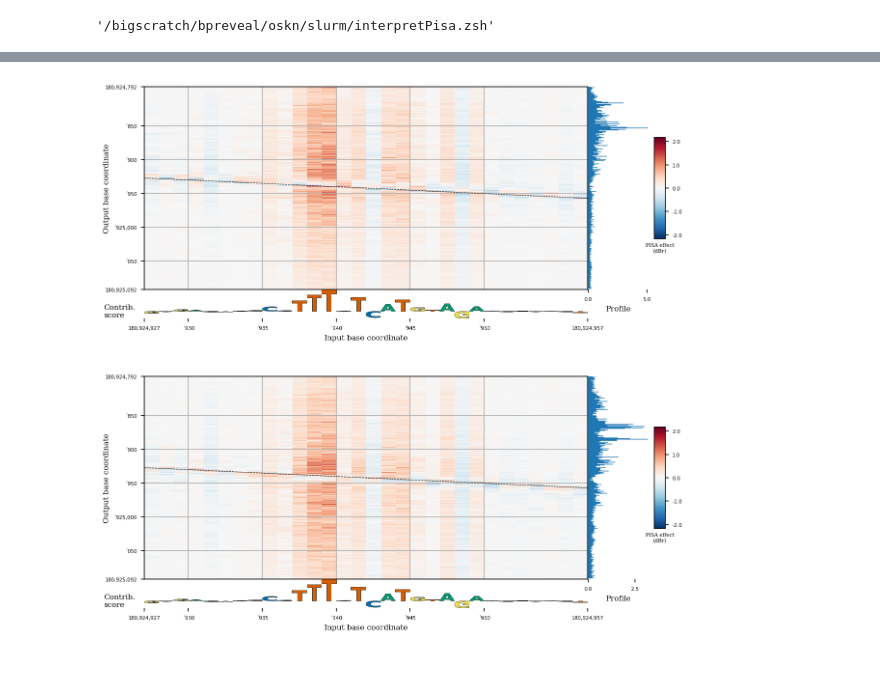
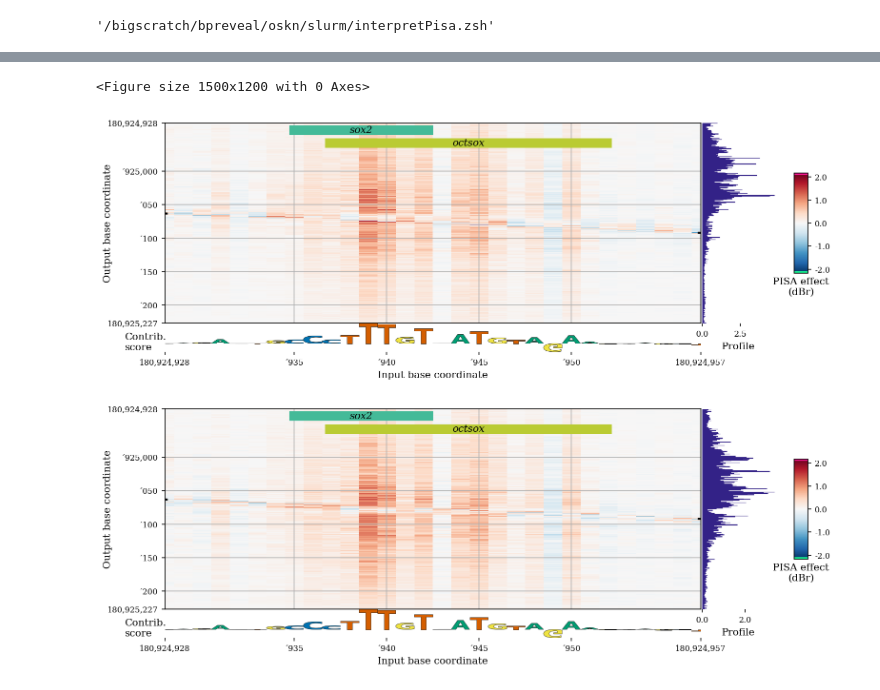
Before and after one commit to mmtrebuchet/bpreveal, a Jupyter notebook: doc/demos/osknExample.ipynb, the cells around one changed output, grey strips where cells are left out. Saved outputs shown, nothing was run; the diff lists cells and outputs as text; code cells hidden in the pictures.

```diff
--- a/doc/demos/osknExample.ipynb
+++ b/doc/demos/osknExample.ipynb
@@ -1320,24 +1373,45 @@ bprplots.plotPisaWithFiles(WORKING_DIRECTORY + "/shap/pisa_nanog_negative.h5",
 # %%
 fig = plt.figure()
+fig = plt.figure()
+cfgPos = {
+    "pisa": {"h5-name": WORKING_DIRECTORY + "/shap/pisa_nanog_positive.h5"},
+    "coordinates": {
+        "genome-fasta": GENOME_FASTA,
+        "midpoint-offset": 1190,
+        "input-slice-width": 30,
+        "output-slice-width": 300,
+        "genome-window-start": windowStart,
+        "genome-window-chrom": "chr1"},
+    "predictions":{ "bigwig-name": WORKING_DIRECTORY + "/pred/nanog_residual_positive.bw"},
+    "importance": {"bigwig-name": WORKING_DIRECTORY + "/shap/nanog_profile.bw", "show-sequence": True},
+    "annotations": {"bed-name": WORKING_DIRECTORY + "/scan/nanog_profile.bed",
+                    "name-colors": nameColors},
+    "figure":{
+        "left": 0.1, "bottom": 0.55, "width": 0.9, "height": 0.4,
+        "color-span": 0.5, "miniature": False}
+}
 
-bprplots.plotPisaWithFiles(WORKING_DIRECTORY + "/shap/pisa_nanog_positive.h5",
-                  1190, 30, 300, RECEPTIVE_FIELD,
-                  windowStart, "chr1", GENOME_FASTA,
-                  WORKING_DIRECTORY + "/shap/nanog_profile.bw",
-                  WORKING_DIRECTORY + "/scan/nanog_profile.bed",
-                  WORKING_DIRECTORY + "/pred/nanog_residual_positive.bw",
-                  nameColors,
-                  fig, [0.1, 0.55, 0.9, 0.4],
-                  colorSpan = 0.5)
 
-bprplots.plotPisaWithFiles(WORKING_DIRECTORY + "/shap/pisa_nanog_negative.h5",
-                  1190, 30, 300, RECEPTIVE_FIELD,
-                  windowStart, "chr1", GENOME_FASTA,
-                  WORKING_DIRECTORY + "/shap/nanog_profile.bw",
-                  WORKING_DIRECTORY + "/scan/nanog_profile.bed",
-                  WORKING_DIRECTORY + "/pred/nanog_residual_negative.bw",
-                  nameColors,
-                  fig, [0.1, 0.05, 0.9, 0.4],
-                  colorSpan = 0.5);
+
+nameColors = bprplots.plotPisa(cfgPos, fig)["config"]["annotations"]["name-colors"]
+cfgNeg = {
+    "pisa": {"h5-name": WORKING_DIRECTORY + "/shap/pisa_nanog_negative.h5"},
+    "coordinates": {
+        "genome-fasta": GENOME_FASTA,
+        "midpoint-offset": 1190,
+        "input-slice-width": 30,
+        "output-slice-width": 300,
+        "genome-window-start": windowStart,
+        "genome-window-chrom": "chr1"},
+    "predictions":{ "bigwig-name": WORKING_DIRECTORY + "/pred/nanog_residual_negative.bw"},
+    "importance": {"bigwig-name": WORKING_DIRECTORY + "/shap/nanog_profile.bw", "show-sequence": True},
+    "annotations": {"bed-name": WORKING_DIRECTORY + "/scan/nanog_profile.bed",
+                    "name-colors": nameColors},
+    "figure":{
+        "left": 0.1, "bottom": 0.05, "width": 0.9, "height": 0.4,
+        "color-span": 0.5, "miniature": False}
+}
+nameColors = bprplots.plotPisa(cfgNeg, fig)["config"]["annotations"]["name-colors"]
 # %% [output]
+<Figure size 1500x1200 with 0 Axes>
-[figure, old version]
+[figure, new version]
```
Also changed, not shown: parts of 41 cells of this notebook, 11 other files.
